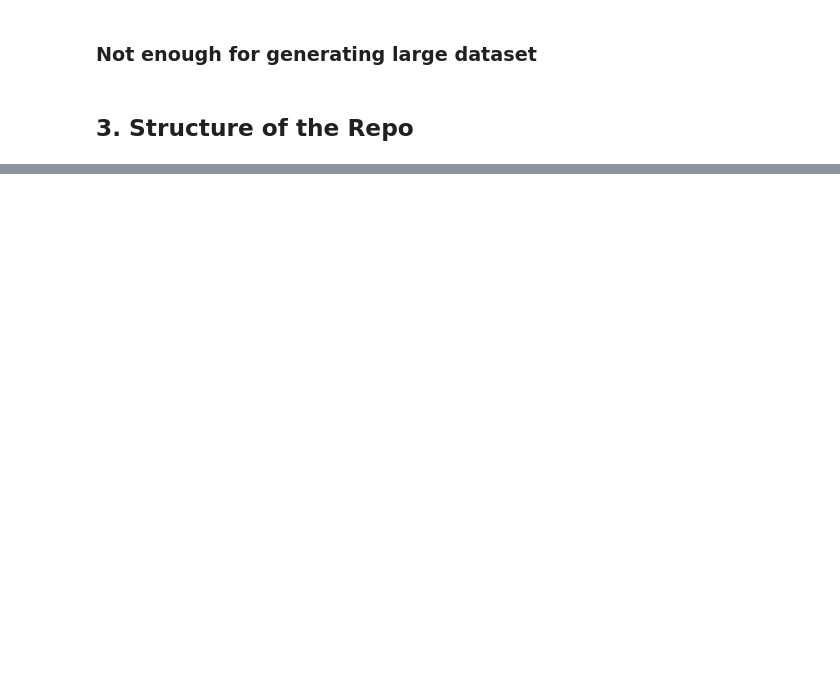
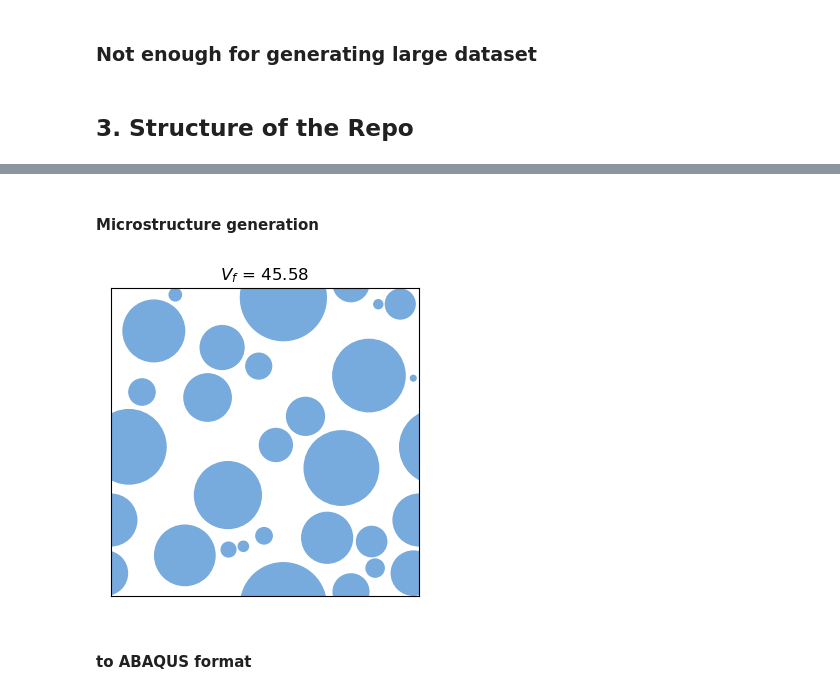
Before and after one commit to bessagroup/rvesimulator, a Jupyter notebook: toturials/code_release_week.ipynb, the cells around one changed output, grey strips where cells are left out. Cells and saved outputs as stored; diff of their text form; code cells hidden in the pictures; blank space fills up the shorter version.

```diff
--- a/toturials/code_release_week.ipynb
+++ b/toturials/code_release_week.ipynb
@@ -60,0 +431,2 @@
+# %% [markdown]
+#### Microstructure generation
@@ -60,0 +436,15 @@
+# %%
+# initialize the microstructure generator
+microstructure_generator = CircleParticles(
+    length=1.0,
+    width=1.0,
+    radius_mu=0.1,
+    radius_std=0.03,
+    vol_req=0.45,
+)
+microstructure_generator.generate_microstructure()
+microstructure_generator.plot_microstructure(figsize=(4, 4))
+# %% [output]
+[figure, added]
+# %% [markdown]
+#### to ABAQUS format
```
Also changed, not shown: parts of 61 cells of this notebook, 6 other files.
